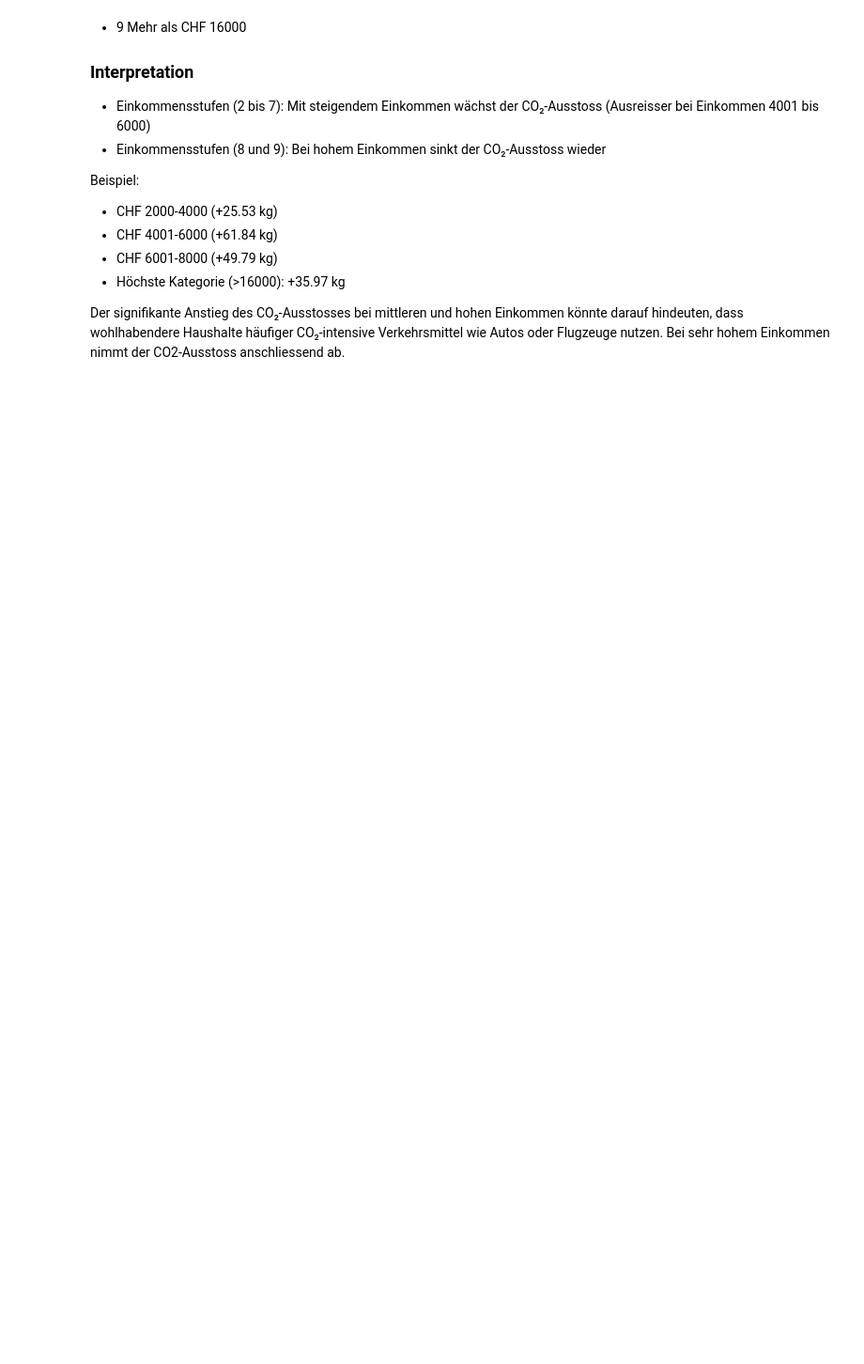
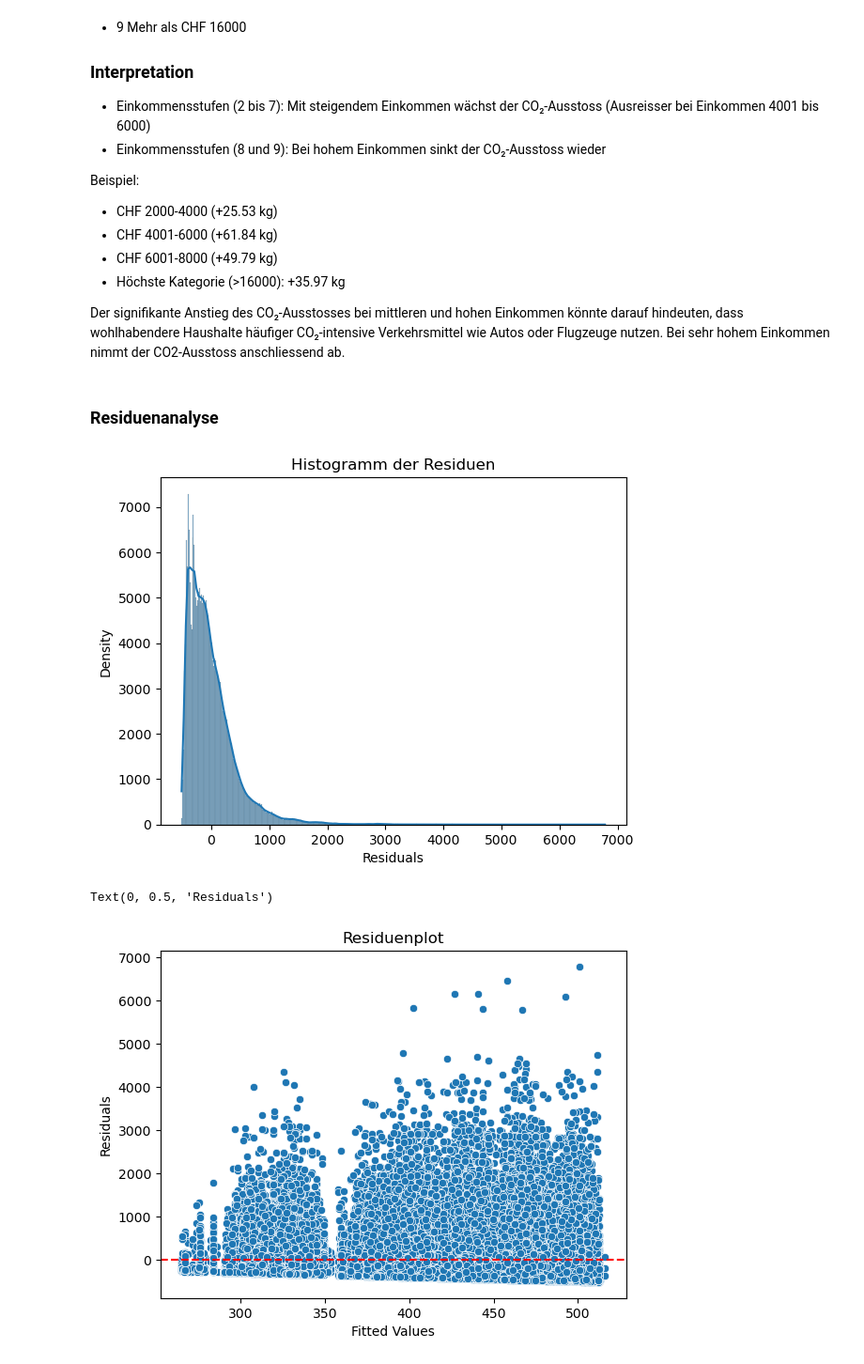
Before and after one commit to LeonidWouters/ANM, a Jupyter notebook: Multiple lineare Regression (nach Güteklasse).ipynb, the cells around one changed output. Shown: that part at 94% size. Saved outputs shown, nothing was run; the diff lists cells and outputs as text; code cells hidden in the pictures; blank space fills up the shorter version.

```diff
--- a/Multiple lineare Regression (nach Güteklasse).ipynb
+++ b/Multiple lineare Regression (nach Güteklasse).ipynb
@@ -609,3 +635,25 @@ Beispiel:
 - Höchste Kategorie (>16000): +35.97 kg
 
 Der signifikante Anstieg des CO₂-Ausstosses bei mittleren und hohen Einkommen könnte darauf hindeuten, dass wohlhabendere Haushalte häufiger CO₂-intensive Verkehrsmittel wie Autos oder Flugzeuge nutzen. Bei sehr hohem Einkommen nimmt der CO2-Ausstoss anschliessend ab.
+# %% [markdown]
+### Residuenanalyse
+# %%
+residuals3 = model3.resid
+
+# Histogramm der Residuen
+sns.histplot(residuals3, kde=True)
+plt.title('Histogramm der Residuen')
+plt.xlabel('Residuals')
+plt.ylabel('Density')
+plt.show()
+
+# Residuenplot
+sns.scatterplot(x=model3.fittedvalues, y=residuals3)
+plt.axhline(0, color='red', linestyle='--')
+plt.title('Residuenplot')
+plt.xlabel('Fitted Values')
+plt.ylabel('Residuals')
+# %% [output]
+[figure, added]
+Text(0, 0.5, 'Residuals')
+[figure, added]
```
Also changed, not shown: parts of 20 cells of this notebook.
